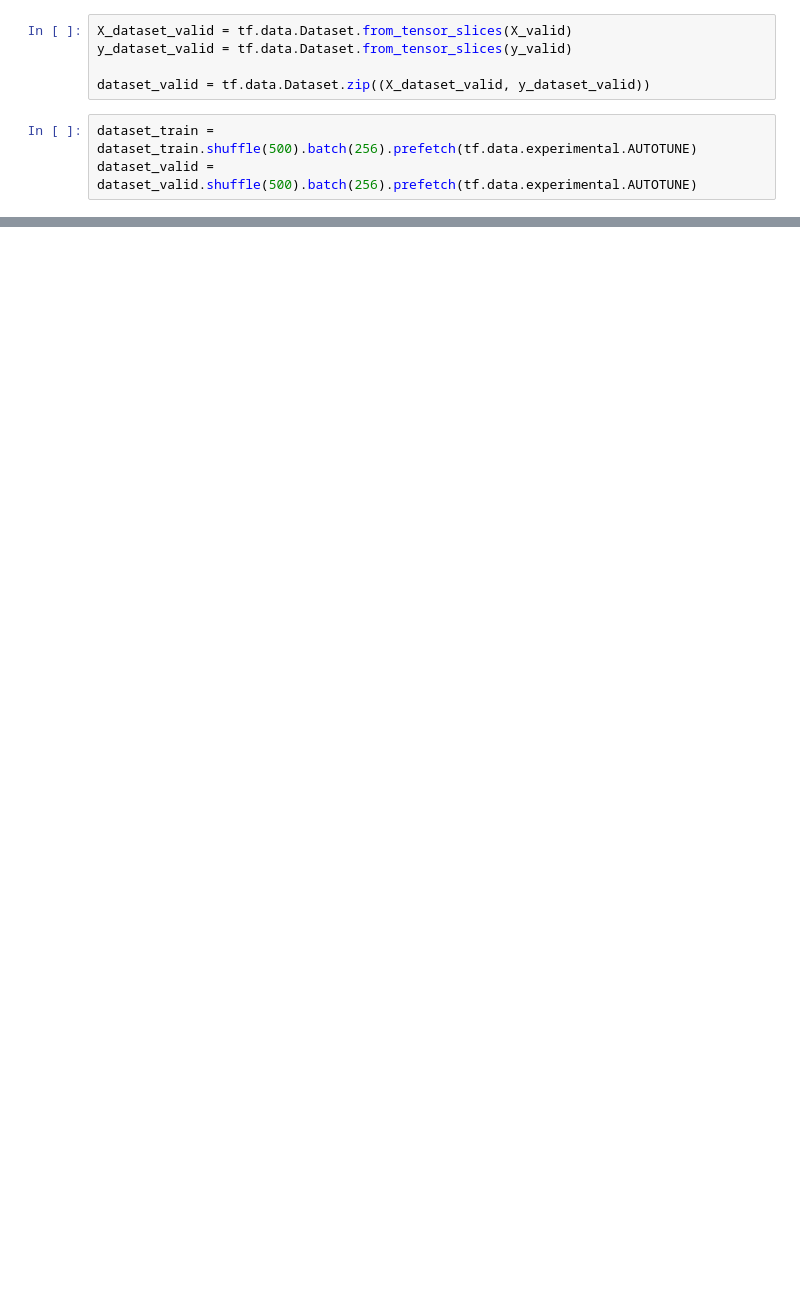
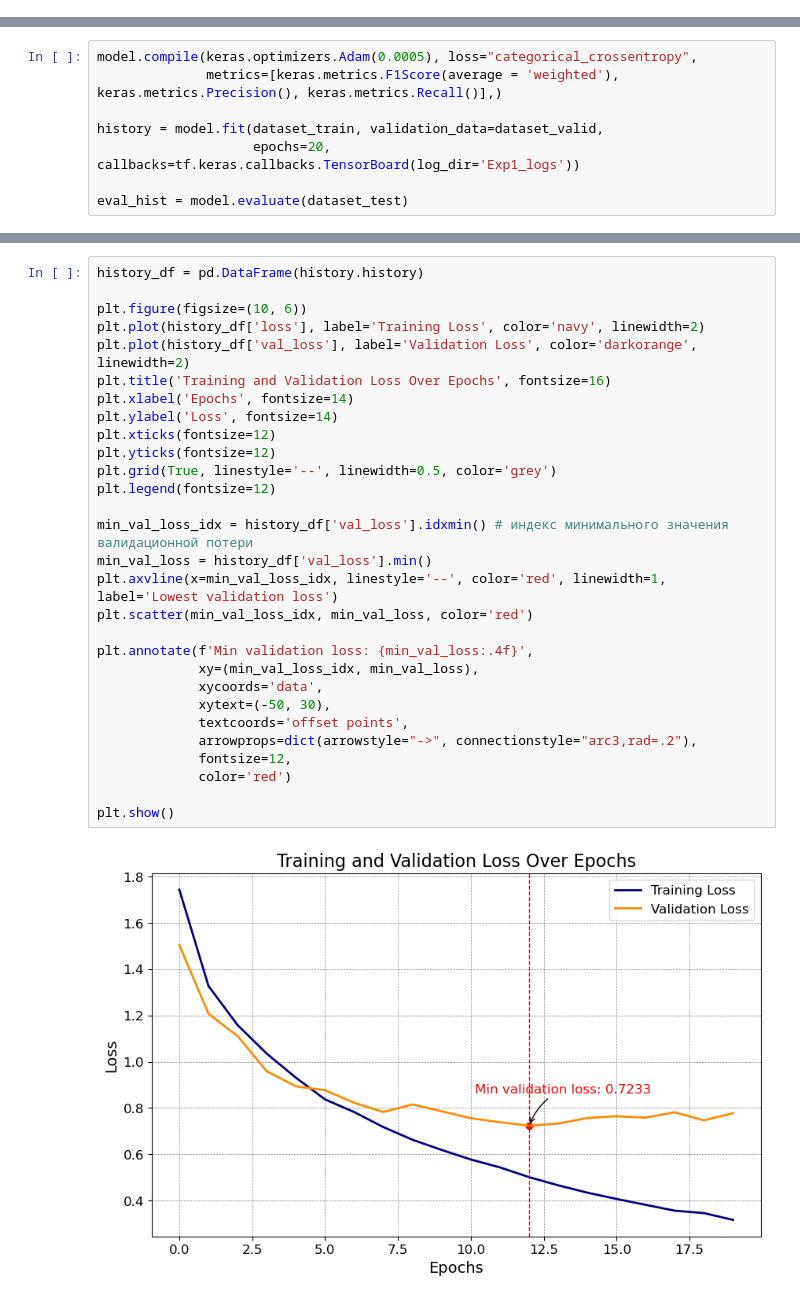
Before and after one commit to full-metal0/processing_and_generating_images, a Jupyter notebook: HW1.ipynb, the cells around one changed output, grey strips where cells are left out. Drawn from its saved outputs; the diff is of its cells as text; blank space fills up the shorter version.

```diff
--- a/HW1.ipynb
+++ b/HW1.ipynb
@@ -45,8 +0,0 @@ dataset_train = tf.data.Dataset.zip((X_dataset_train, y_dataset_train))
-# %%
-X_dataset_valid = tf.data.Dataset.from_tensor_slices(X_valid)
-y_dataset_valid = tf.data.Dataset.from_tensor_slices(y_valid)
-
-dataset_valid = tf.data.Dataset.zip((X_dataset_valid, y_dataset_valid))
-# %%
-dataset_train = dataset_train.shuffle(500).batch(256).prefetch(tf.data.experimental.AUTOTUNE)
-dataset_valid = dataset_valid.shuffle(500).batch(256).prefetch(tf.data.experimental.AUTOTUNE)
@@ -165,0 +96,8 @@ history_df.loc[:, ['loss', 'val_loss']].plot()
+# %%
+model.compile(keras.optimizers.Adam(0.0005), loss="categorical_crossentropy",
+              metrics=[keras.metrics.F1Score(average = 'weighted'), keras.metrics.Precision(), keras.metrics.Recall()],)
+
+history = model.fit(dataset_train, validation_data=dataset_valid,
+                    epochs=20, callbacks=tf.keras.callbacks.TensorBoard(log_dir='Exp1_logs'))
+
+eval_hist = model.evaluate(dataset_test)
@@ -165,0 +134,31 @@ history_df.loc[:, ['loss', 'val_loss']].plot()
+# %%
+history_df = pd.DataFrame(history.history)
+
+plt.figure(figsize=(10, 6))
+plt.plot(history_df['loss'], label='Training Loss', color='navy', linewidth=2)
+plt.plot(history_df['val_loss'], label='Validation Loss', color='darkorange', linewidth=2)
+plt.title('Training and Validation Loss Over Epochs', fontsize=16)
+plt.xlabel('Epochs', fontsize=14)
+plt.ylabel('Loss', fontsize=14)
+plt.xticks(fontsize=12)
+plt.yticks(fontsize=12)
+plt.grid(True, linestyle='--', linewidth=0.5, color='grey')
+plt.legend(fontsize=12)
+
+min_val_loss_idx = history_df['val_loss'].idxmin() # индекс минимального значения валидационной потери
+min_val_loss = history_df['val_loss'].min()
+plt.axvline(x=min_val_loss_idx, linestyle='--', color='red', linewidth=1, label='Lowest validation loss')
+plt.scatter(min_val_loss_idx, min_val_loss, color='red')
+
+plt.annotate(f'Min validation loss: {min_val_loss:.4f}',
+             xy=(min_val_loss_idx, min_val_loss),
+             xycoords='data',
+             xytext=(-50, 30),
+             textcoords='offset points',
+             arrowprops=dict(arrowstyle="->", connectionstyle="arc3,rad=.2"),
+             fontsize=12,
+             color='red')
+
+plt.show()
+# %% [output]
+[figure, added]
```
Also changed, not shown: parts of 80 cells of this notebook, 6 other files.
